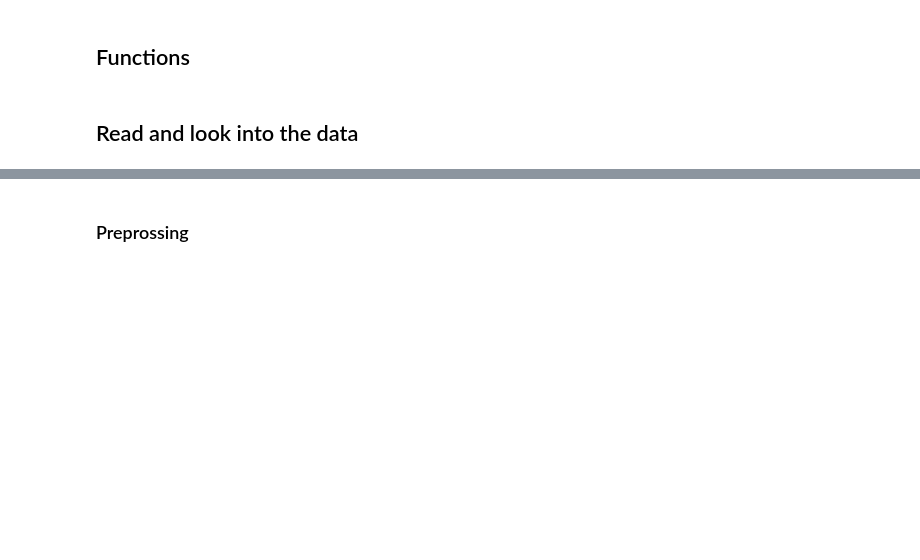
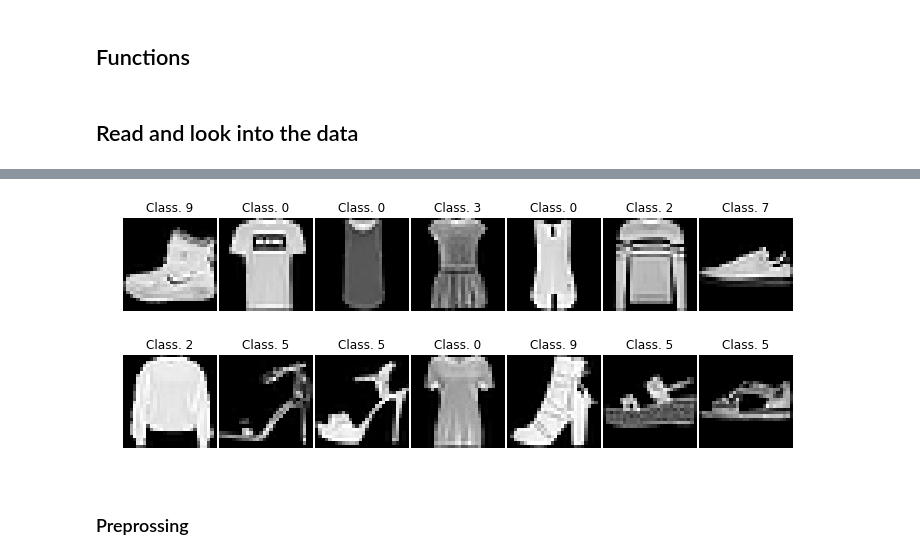
Before and after one commit to gybay/fmnist-keras-docker, a Jupyter notebook: zalando_mnist.ipynb, the cells around one changed output, grey strips where cells are left out. Drawn from its saved outputs; the diff is of its cells as text; code cells hidden in the pictures; blank space fills up the shorter version.

```diff
--- a/zalando_mnist.ipynb
+++ b/zalando_mnist.ipynb
@@ -17,7 +17,7 @@ plt.rcParams['image.cmap'] = 'gray'
 # %% [markdown]
 ## Functions
 # %%
-def multi_print_data(data, labels):
+def multi_plot_data(data, labels):
     '''
     https://medium.com/@mjbhobe/mnist-digits-classification-with-keras-ed6c2374bd0e
     '''
@@ -79,5 +79,7 @@ print(trainX.shape)
 image_height = trainX.shape[1]
 image_width = trainX.shape[2]
 num_channels = 1 #grayscale data
+
+multi_plot_data(trainX, trainY)
 # %% [output]
 Downloading data from http://fashion-mnist.s3-website.eu-central-1.amazonaws.com/train-labels-idx1-ubyte.gz
@@ -91,4 +93,5 @@ Downloading data from http://fashion-mnist.s3-website.eu-central-1.amazonaws.com
 (60000, 28, 28)
+[figure, added]
 # %% [markdown]
 ### Preprossing
 # %%
```
Also changed, not shown: parts of 1 cell of this notebook.
